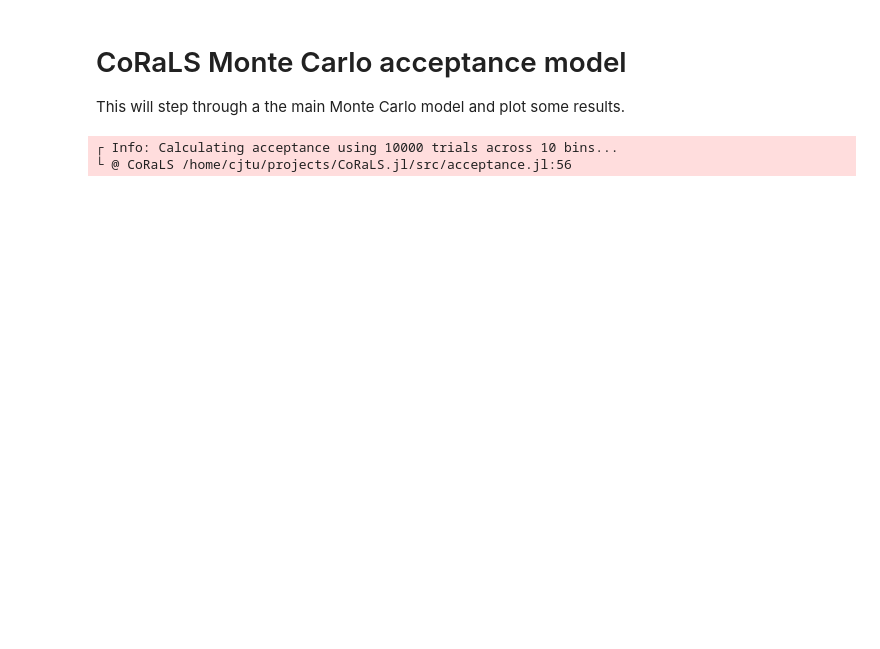
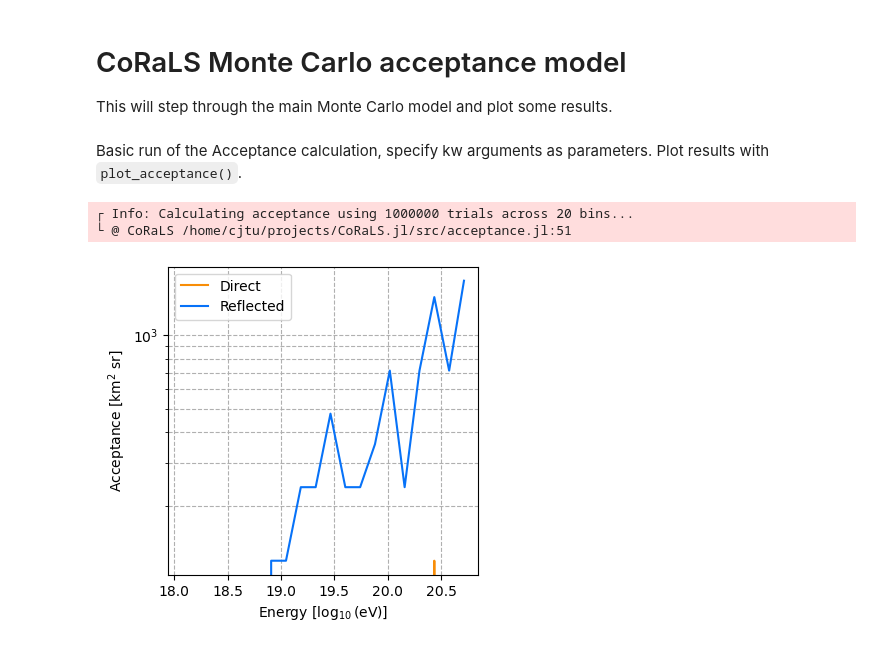
Before and after one commit to cjtu/CoRaLS.jl, a Jupyter notebook: notebooks/acceptance.ipynb, the cells around one changed output. Saved outputs shown, nothing was run; the diff lists cells and outputs as text; code cells hidden in the pictures; blank space fills up the shorter version.

```diff
--- a/notebooks/acceptance.ipynb
+++ b/notebooks/acceptance.ipynb
@@ -1,5 +1,5 @@
 # %% [markdown]
 # CoRaLS Monte Carlo acceptance model
 
-This will step through a the main Monte Carlo model and plot some results.
+This will step through the main Monte Carlo model and plot some results.
 # %%
@@ -13,25 +13 @@ using DelimitedFiles
 using Unitful: km, sr, EeV, MHz, m, μV, cm, ustrip
-# %%
-# Number of trials and energy bins in each run
-ntrials = Int(1e5)
-nbins = 20
-altitude = 40km
-trigger = gaussian_trigger(sqrt(1000 / 300.)*0.5*67μV/m)
-# trigger = magnitude_trigger(100μV / m)
-
-A = acceptance(ntrials, nbins;
-               altitude=altitude,
-               ice_depth=6.0m,
-               min_energy=1.0EeV,
-               ν_max=1000MHz,
-               dν=30MHz,
-               trigger=trigger,
-               save_events=false)
-# Energy bins and acceptances are in: A.energies, A.dAΩ, A.rAΩ
-
-E_bins = 18.0 .+ log10.(0.5*(A.energies[1:end-1] + A.energies[2:end]) / 1.0EeV)
-A_direct = A.dAΩ / 1km^2 / 1sr
-A_reflected = A.rAΩ / 1km^2 / 1sr;  # semicolon suppresses output
-# %% [output]
-┌ Info: Calculating acceptance using 10000 trials across 10 bins...
-└ @ CoRaLS /home/cjtu/projects/CoRaLS.jl/src/acceptance.jl:56
@@ -44,0 +14,16 @@ Emax = sort([maximum(ustrip.(e.Ef)) for e in rtrig])
+# %% [markdown]
+Basic run of the Acceptance calculation, specify kw arguments as parameters. Plot results with `plot_acceptance()`.
+# %%
+A = acceptance(1000000, 20, region=AllPSR(), spacecraft=CircularOrbit(50km);
+               ice_depth=6.0m,
+               min_energy=1.0EeV,
+               ν_max=1000MHz,
+               dν=30MHz,
+               trigger=gaussian_trigger(sqrt(1000 / 300.)*0.5*67μV/m))
+
+plot_acceptance(A)
+gcf()  # Show figure in notebook
+# %% [output]
+┌ Info: Calculating acceptance using 1000000 trials across 20 bins...
+└ @ CoRaLS /home/cjtu/projects/CoRaLS.jl/src/acceptance.jl:51
+[figure, added]
```
Also changed, not shown: parts of 23 cells of this notebook.
